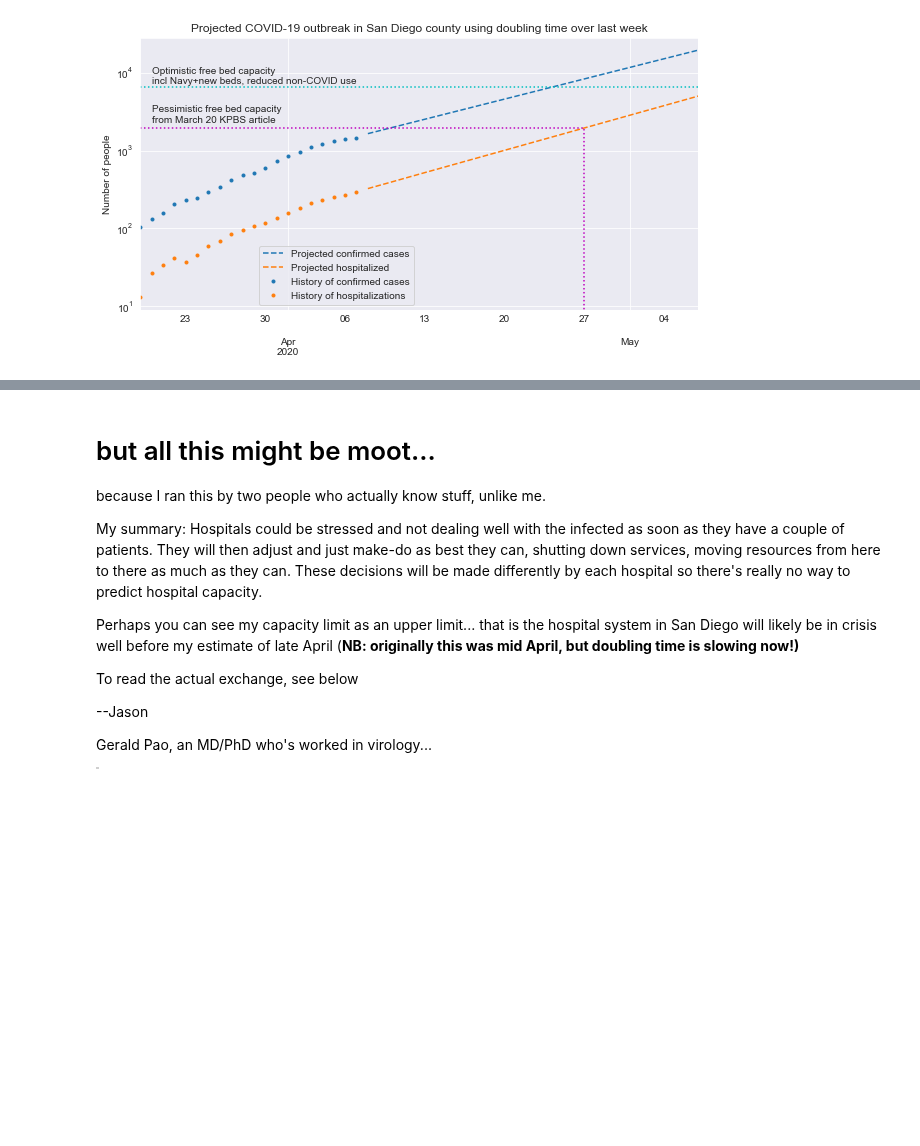
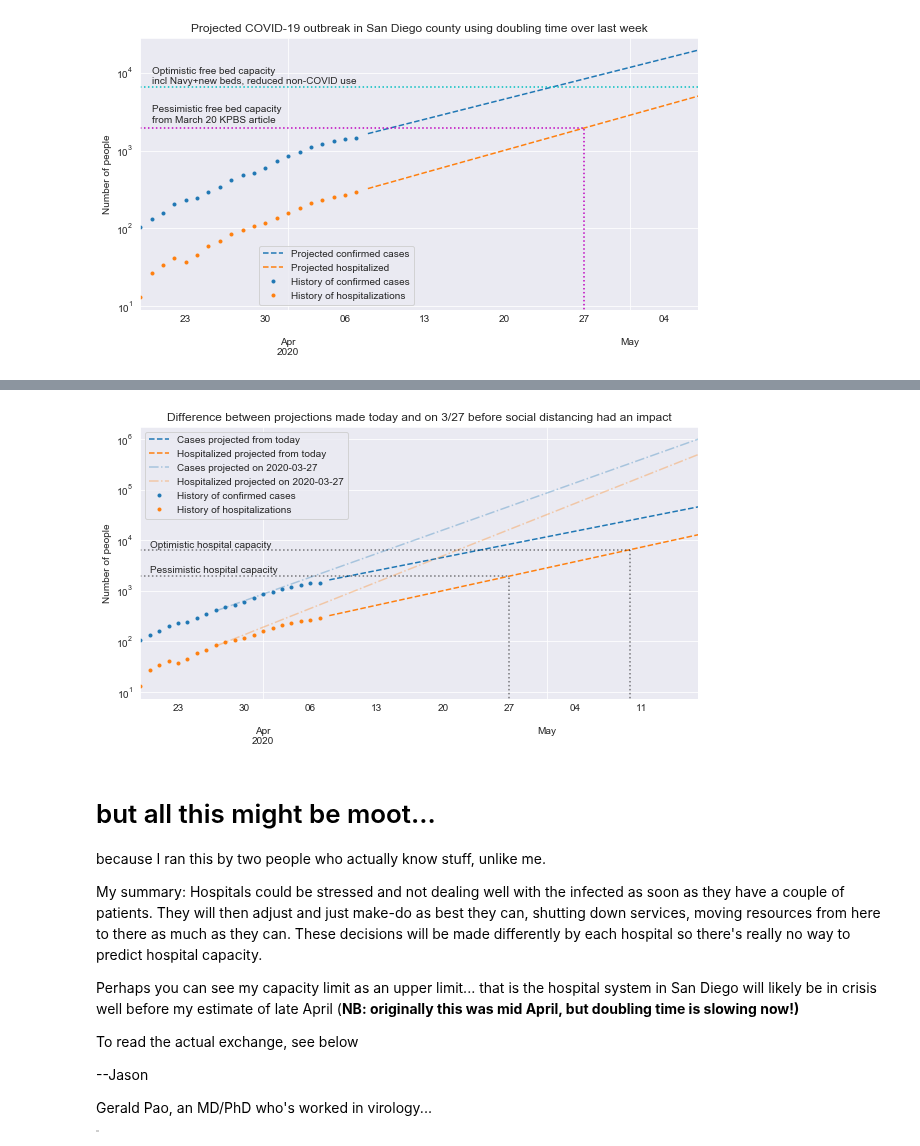
Before and after one commit to jasongfleischer/SanDiegoCountyCOVID19, a Jupyter notebook: San Diego Country Coronavirus History.ipynb, the cells around one changed output, grey strips where cells are left out. Cells and saved outputs as stored; diff of their text form; code cells hidden in the pictures; blank space fills up the shorter version.

Commit message:
made a good comparison of projections before social distancing took place and what we're projecting now

```diff
--- a/San Diego Country Coronavirus History.ipynb
+++ b/San Diego Country Coronavirus History.ipynb
@@ -560,3 +560,89 @@ Hospitals reach capacity on 2020-04-27 00:17:51.075164887
 Or optimistically they reach capacity on 2020-05-09 19:47:23.800717523
 ICUs reach capacity on 2020-05-01 00:14:49.081492512
 [figure]
+# %%
+# this projection is based on doubling time calculated only over the last week of data
+fromdate = (pd.Timestamp(today)-pd.Timedelta('6 days')).isoformat().split('T')[0]
+startproj = (pd.Timestamp(today)+pd.Timedelta('1 day')).isoformat().split('T')[0]
+daystoproj = (pd.Timestamp('2020-03-19') + pd.Timedelta('60 days') - pd.Timestamp(fromdate)).days
+
+
+doubling_time, ci95, case_p_est, case_p_cov  = estimate_doubling_time(cases[fromdate:])
+doubling_time, ci95, orig_case_p_est, orig_case_p_cov  = estimate_doubling_time(cases['2020-03-19':'2020-03-26'])
+doubling_time, ci95, hosp_p_est, hosp_p_cov = estimate_doubling_time(hospitalizations[fromdate:])
+doubling_time, ci95, orig_hosp_p_est, orig_hosp_p_cov = estimate_doubling_time(hospitalizations['2020-03-19':'2020-03-26'])
+doubling_time, ci95, icu_p_est, icu_p_cov = estimate_doubling_time(icu[fromdate:])
+hospital_capacity = days_to_value(hosp_p_est,availbeds)
+hospital_capacityO = days_to_value(hosp_p_est,availbedsO)
+orig_hospital_capacity = days_to_value(orig_hosp_p_est,availbeds)
+print('Before social distancing had enough time to work, hospitals were projected to reach capacity on {}'.format(pd.Timestamp('2020-03-20') + pd.Timedelta('1 day')*orig_hospital_capacity))
+
+print('Now I think hospitals reach capacity on {}'.format(pd.Timestamp(fromdate) + pd.Timedelta('1 day')*hospital_capacity))
+
+print('Or optimistically they reach capacity on {}'.format(pd.Timestamp(fromdate) + pd.Timedelta('1 day')*hospital_capacityO))
+
+icu_capacity = days_to_value(icu_p_est, availicu)
+print('ICUs reach capacity on {}'.format(pd.Timestamp(fromdate) + pd.Timedelta('1 day')*icu_capacity))
+
+
+
+
+projcases = pd.DataFrame(exfunc(range(0,daystoproj),case_p_est[0],case_p_est[1]),
+                        index=pd.date_range(start=fromdate,periods=daystoproj)
+                        ).astype(int)
+projhosp = pd.DataFrame(exfunc(range(0,daystoproj),hosp_p_est[0],hosp_p_est[1]),
+                        index=pd.date_range(start=fromdate,periods=daystoproj)
+                        ).astype(int)
+
+projcases.columns = ['Cases projected from today']
+projhosp.columns = ['Hospitalized projected from today']
+
+projected = pd.merge(projcases,projhosp,left_index=True,right_index=True,how='outer')
+projected = projected[startproj:]
+
+orig_projcases = pd.DataFrame(exfunc(range(0,60),orig_case_p_est[0],orig_case_p_est[1]),
+                        index=pd.date_range(start='2020-03-19',periods=60)
+                        ).astype(int)
+orig_projhosp = pd.DataFrame(exfunc(range(0,60),orig_hosp_p_est[0],orig_hosp_p_est[1]),
+                        index=pd.date_range(start='2020-03-19',periods=60)
+                        ).astype(int)
+
+orig_projcases.columns = ['Cases projected on 2020-03-27']
+orig_projhosp.columns = ['Hospitalized projected on 2020-03-27']
+
+orig_projected = pd.merge(orig_projcases,orig_projhosp,left_index=True,right_index=True,how='outer')
+orig_projected = orig_projected['2020-03-27':]
+
+
+actual = pd.merge(cases.rename('History of confirmed cases'), hospitalizations.rename('History of hospitalizations'),left_index=True,right_index=True,how='outer' )
+actual.index = pd.DatetimeIndex(actual.index)
+
+fig, ax = plt.subplots(figsize=(10, 5))
+projected.plot(title='Difference between projections made today and on 3/27 before social distancing had an impact',ax=ax,logy=True,linestyle='--');
+orig_projected.plot(ax=ax,logy=True,color=colors,linestyle='-.',alpha=0.33);
+actual.plot(ax=ax,logy=True,color=colors,marker='.',linestyle='');
+
+
+plt.ylabel('Number of people');
+
+shiftvline = (pd.Timestamp(fromdate) - pd.Timestamp('2020-03-19')).days
+xmn = ax.get_xbound()[0]
+xmx = (hospital_capacity + xmn + shiftvline)
+ymn = 0
+ymx = availbeds
+ax.plot([xmn, xmx], [ymx,ymx], linestyle=':', color='k', alpha=0.5);
+ax.plot([xmx, xmx], [ymn,ymx], linestyle=':', color='k', alpha=0.5);
+ax.annotate('Pessimistic hospital capacity',
+            xy=(xmn+1, 2300), xycoords='data', fontsize=10);
+xmn = ax.get_xbound()[0]
+xmx = (hospital_capacityO + xmn + shiftvline)
+ymn = 0
+ymx = availbedsO
+ax.plot([xmn, xmx], [ymx,ymx], linestyle=':', color='k', alpha=0.5);
+ax.plot([xmx, xmx], [ymn,ymx], linestyle=':', color='k', alpha=0.5);
+ax.annotate('Optimistic hospital capacity',
+            xy=(xmn+1, 7200), xycoords='data', fontsize=10);
+
+plt.legend(loc='best')#, bbox_to_anchor=(0., .5, 1., 0.5))
+plt.savefig('Plots/hospitalcapacity-compare.png',dpi=300);
+# %% [output]
@@ -563,3 +658,4 @@ ICUs reach capacity on 2020-05-01 00:14:49.081492512
+[figure, added]
 # %% [markdown]
 # but all this might be moot...
 because I ran this by two people who actually know stuff, unlike me.
```
Also changed, not shown: parts of 1 cell of this notebook, 1 other file.
